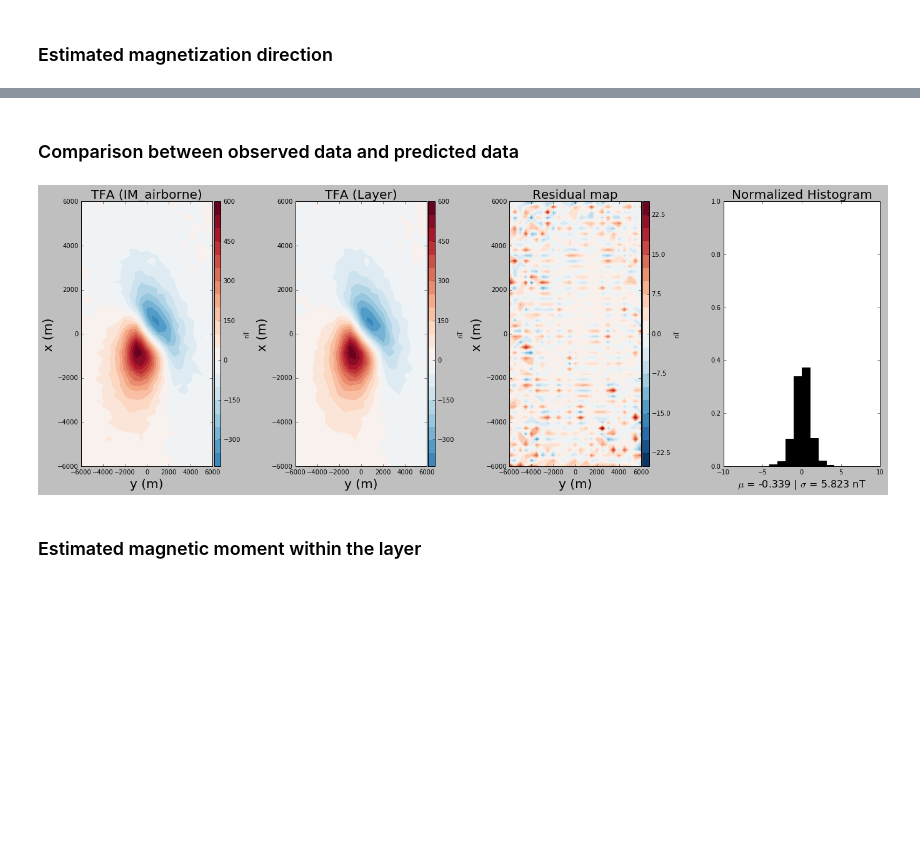
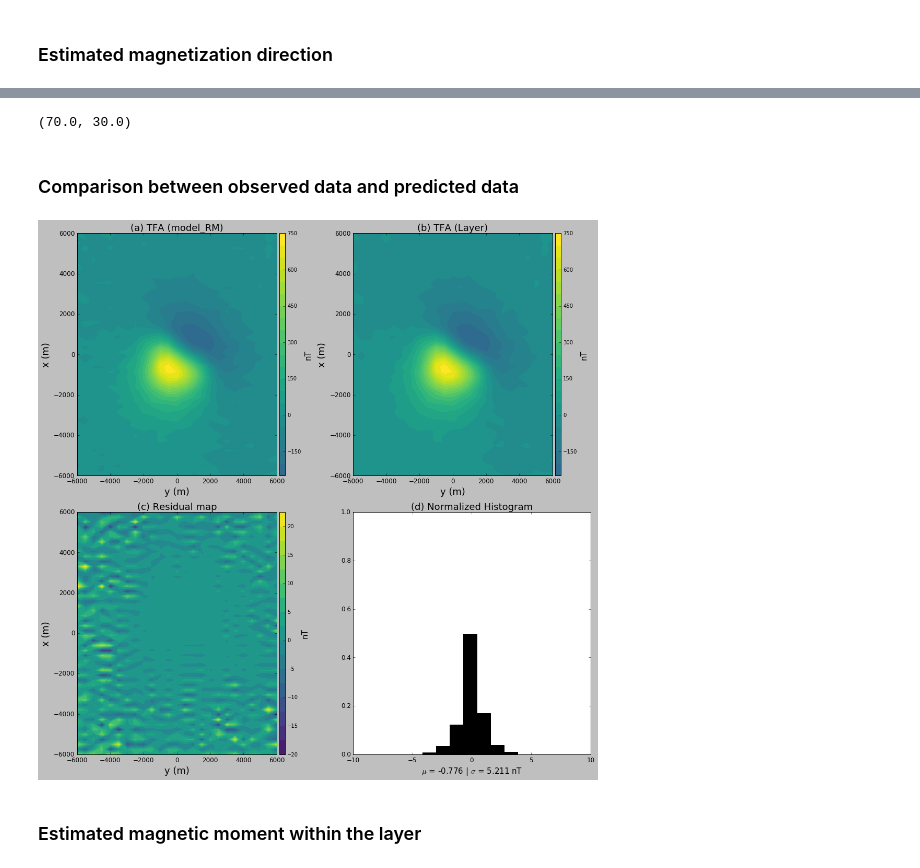
Before and after one commit to pinga-lab/eqlayer-magnetization-direction, a Jupyter notebook: code/notebooks/polyprism_model/airborne_EQL_magdirection.ipynb, the cells around one changed output, grey strips where cells are left out. Saved outputs shown, nothing was run; the diff lists cells and outputs as text; code cells hidden in the pictures; blank space fills up the shorter version.

```diff
--- a/code/notebooks/polyprism_model/airborne_EQL_magdirection.ipynb
+++ b/code/notebooks/polyprism_model/airborne_EQL_magdirection.ipynb
@@ -285,9 +289,8 @@ i = 233
 # %%
 phi = (np.array(phi)/airborne['x'].size)
 # %%
-title_font = 20
-bottom_font = 16
-saturation_factor = 1.
+title_font = 18
+bottom_font = 15
 plt.close('all')
 plt.figure(figsize=(8,8), tight_layout=True)
 
@@ -298,11 +301,18 @@ plt.plot(phi, 'b.')
 plt.title('Convergence analysis', fontsize=title_font)
 plt.xlabel('iteration', fontsize = title_font)
 plt.ylabel('$\phi$', fontsize = title_font)
+plt.tick_params(axis='both', which='major', labelsize=12)
 
-file_name = 'figs/airborne/convergence_LM_NNLS_magIM'
-plt.savefig(file_name+'.png',dpi=200)
+file_name = 'figs/airborne/convergence_LM_NNLS_magRM'
+plt.savefig(file_name+'.png',dpi=300)
 saved_files.append(file_name+'.png')
 
+plt.savefig(file_name+'.eps',dpi=300)
+saved_files.append(file_name+'.eps')
+
+plt.savefig(file_name+'.pdf',dpi=300)
+saved_files.append(file_name+'.pdf')
+
 plt.show()
 # %% [output]
 <matplotlib.figure.Figure at 0x...>
@@ -320,71 +326,85 @@ print (inc_I,dec_I)
+# %%
+print (inc_R,dec_R)
+# %% [output]
+(70.0, 30.0)
 # %% [markdown]
 ### Comparison between observed data and predicted data
 # %%
 pred = fc.tfa_layer(airborne['x'],airborne['y'],airborne['z'],
                     xs,ys,zs,inc_gf,dec_gf,m_LM,inc_est,dec_est)
 # %%
-res = pred - data['tfa_obs_poly_IM_airb']
+res = pred - data['tfa_obs_poly_RM_airb']
 # %%
-r_norm,r_mean,r_std = func.residual(data['tfa_obs_poly_IM_airb'],pred)
+r_norm,r_mean,r_std = fc.residual(data['tfa_obs_poly_RM_airb'],pred)
 # %%
-title_font = 20
-bottom_font = 16
+title_font = 18
+bottom_font = 15
 saturation_factor = 1.
 plt.close('all')
-plt.figure(figsize=(19,7), tight_layout=True)
+plt.figure(figsize=(15,15), tight_layout=True)
 
-ranges = saturation_factor*np.abs([data['tfa_obs_poly_IM_airb'].max(),
-                                   data['tfa_obs_poly_IM_airb'].min(),
+ranges = saturation_factor*np.abs([data['tfa_obs_poly_RM_airb'].max(),
+                                   data['tfa_obs_poly_RM_airb'].min(),
                                    pred.max(), pred.min()]).max()
 res_ranges = np.max(np.abs(res))
 
-plt.subplot(1,4,1)
+plt.subplot(2,2,1)
 plt.contourf(airborne['y'].reshape(airborne['shape']),
              airborne['x'].reshape(airborne['shape']),
-             data['tfa_obs_poly_IM_airb'].reshape(airborne['shape']),
-             20, cmap='RdBu_r',vmin=-ranges, vmax=ranges)
-plt.colorbar(pad=0.01, aspect=40, shrink=1.0).set_label('nT')
+             data['tfa_obs_poly_RM_airb'].reshape(airborne['shape']),
+             20, cmap='viridis',vmin=-ranges, vmax=ranges)
+plt.colorbar(pad=0.01, aspect=40, shrink=1.0).set_label('nT',size=bottom_font)
 plt.xlabel('y (m)', fontsize = title_font)
 plt.ylabel('x (m)', fontsize = title_font)
-plt.title('TFA (IM_airborne)',fontsize=title_font)
+plt.title('(a) TFA (model_RM)',fontsize=title_font)
+plt.tick_params(axis='both', which='major', labelsize=12)
 
-plt.subplot(1,4,2)
+plt.subplot(2,2,2)
 plt.contourf(airborne['y'].reshape(airborne['shape']),
              airborne['x'].reshape(airborne['shape']),
              pred.reshape(airborne['shape']),
-             20, cmap='RdBu_r',  vmin=-ranges, vmax=ranges)
-plt.colorbar(pad=0.01, aspect=40, shrink=1.0).set_label('nT')
+             20, cmap='viridis',  vmin=-ranges, vmax=ranges)
+plt.colorbar(pad=0.01, aspect=40, shrink=1.0).set_label('nT',size=bottom_font)
 plt.xlabel('y (m)', fontsize = title_font)
 plt.ylabel('x (m)', fontsize = title_font)
-plt.title('TFA (Layer)', fontsize=title_font)
+plt.title('(b) TFA (Layer)', fontsize=title_font)
+plt.tick_params(axis='both', which='major', labelsize=12)
 
-plt.subplot(1,4,3)
+plt.subplot(2,2,3)
 plt.contourf(airborne['y'].reshape(airborne['shape']),
              airborne['x'].reshape(airborne['shape']),
              res.reshape(airborne['shape']),
-             20, cmap='RdBu_r',  vmin=-res_ranges, vmax=res_ranges)
-plt.colorbar(pad=0.01, aspect=40, shrink=1.0).set_label('nT')
+             20, cmap='viridis',  vmin=-res_ranges, vmax=res_ranges)
+plt.colorbar(pad=0.01, aspect=40, shrink=1.0).set_label('nT',size=bottom_font)
 plt.xlabel('y (m)', fontsize = title_font)
 plt.ylabel('x (m)', fontsize = title_font)
-plt.title('Residual map', fontsize=title_font)
+plt.title('(c) Residual map', fontsize=title_font)
+plt.tick_params(axis='both', which='major', labelsize=12)
 
 
-plt.subplot(1,4,4)
+plt.subplot(2,2,4)
 plt.xlabel('$\mu$ = %.3f | $\sigma$ = %.3f nT' % (r_mean, r_std),
            fontsize = bottom_font)
 nbins = int((np.max(r_norm - np.min(r_norm))))
 plt.hist(r_norm,bins=nbins,normed=True)
 plt.ylim(0.,1.)
 plt.xlim(-10., 10.)
-plt.title('Normalized Histogram',fontsize=title_font)
+plt.title('(d) Normalized Histogram',fontsize=title_font)
+plt.tick_params(axis='both', which='major', labelsize=12)
 
-file_name = 'figs/airborne/data_fitting_LM_NNLS_magIM'
-plt.savefig(file_name+'.png',dpi=200)
+file_name = 'figs/airborne/data_fitting_LM_NNLS_magRM'
+plt.savefig(file_name+'.png',dpi=300)
 saved_files.append(file_name+'.png')
 
+plt.savefig(file_name+'.eps',dpi=300)
+saved_files.append(file_name+'.eps')
+
+plt.savefig(file_name+'.pdf',dpi=300)
+saved_files.append(file_name+'.pdf')
+
 plt.show()
 # %% [output]
-[figure, old version]
+[figure, new version]
 # %% [markdown]
 ### Estimated magnetic moment within the layer
 # %%
```
Also changed, not shown: parts of 26 cells of this notebook, 39 other files.
